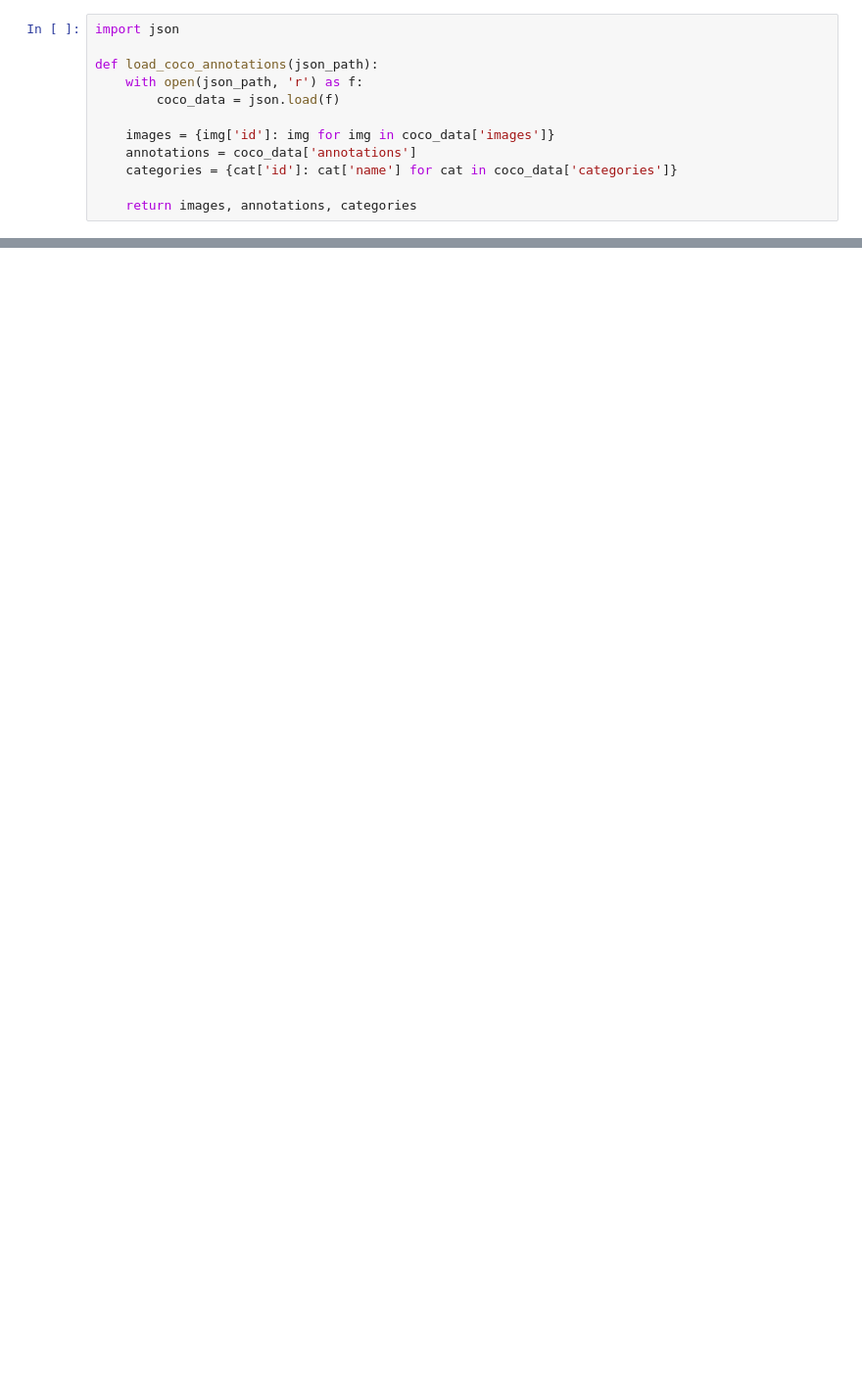
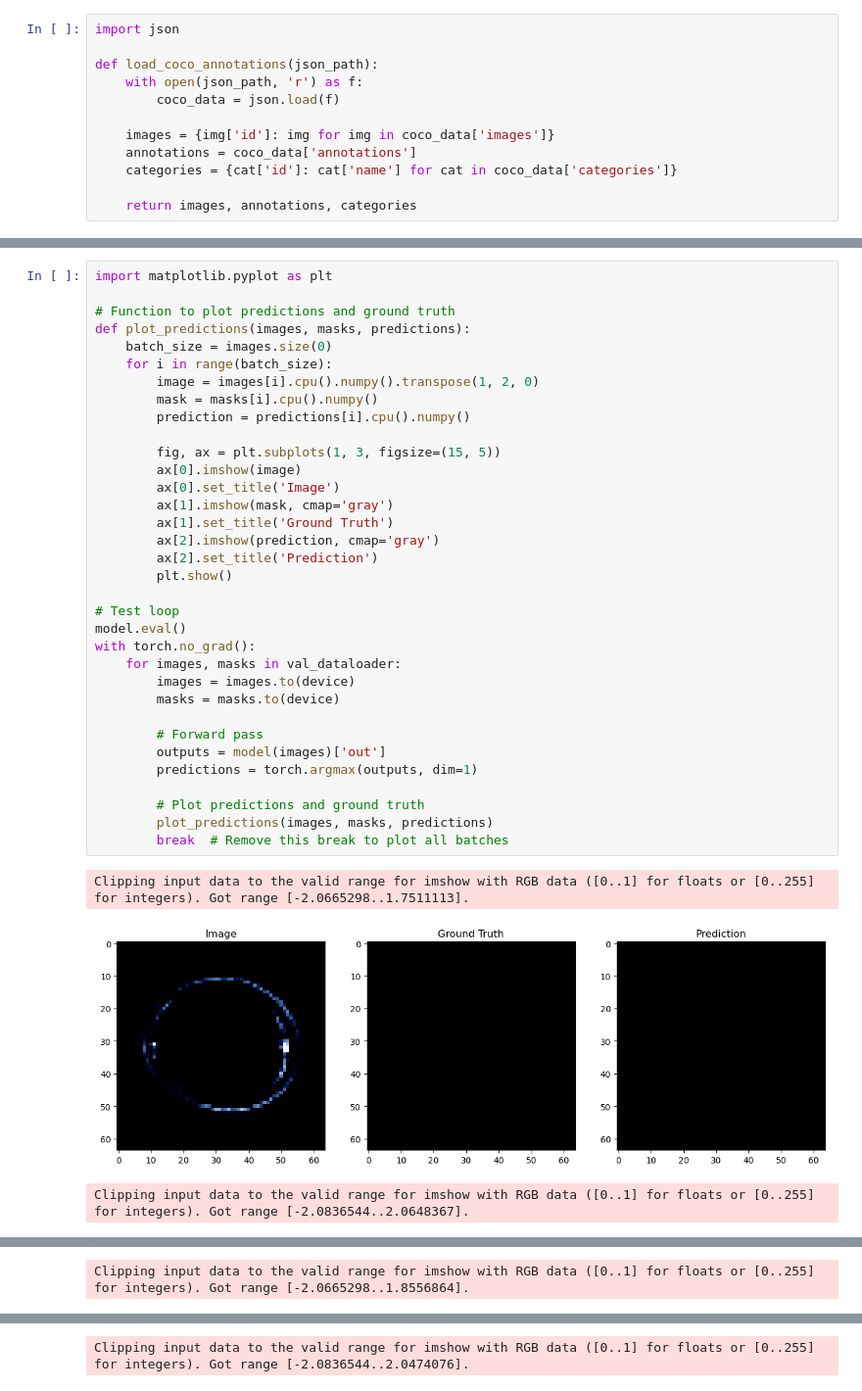
Before and after one commit to heden1/tumor-segmentation, a Jupyter notebook: main.ipynb, the cells around one changed output, grey strips where cells are left out. Shown: that part at 98% size. Cells and saved outputs as stored; diff of their text form; blank space fills up the shorter version.

```diff
--- a/main.ipynb
+++ b/main.ipynb
@@ -217,0 +419,38 @@ plt.show()
+# %%
+import matplotlib.pyplot as plt
+
+# Function to plot predictions and ground truth
+def plot_predictions(images, masks, predictions):
+    batch_size = images.size(0)
+    for i in range(batch_size):
+        image = images[i].cpu().numpy().transpose(1, 2, 0)
+        mask = masks[i].cpu().numpy()
+        prediction = predictions[i].cpu().numpy()
+
+        fig, ax = plt.subplots(1, 3, figsize=(15, 5))
+        ax[0].imshow(image)
+        ax[0].set_title('Image')
+        ax[1].imshow(mask, cmap='gray')
+        ax[1].set_title('Ground Truth')
+        ax[2].imshow(prediction, cmap='gray')
+        ax[2].set_title('Prediction')
+        plt.show()
+
+# Test loop
+model.eval()
+with torch.no_grad():
+    for images, masks in val_dataloader:
+        images = images.to(device)
+        masks = masks.to(device)
+
+        # Forward pass
+        outputs = model(images)['out']
+        predictions = torch.argmax(outputs, dim=1)
+
+        # Plot predictions and ground truth
+        plot_predictions(images, masks, predictions)
+        break  # Remove this break to plot all batches
+# %% [output]
+Clipping input data to the valid range for imshow with RGB data ([0..1] for floats or [0..255] for integers). Got range [-2.0665298..1.7511113].
+[figure, added]
+Clipping input data to the valid range for imshow with RGB data ([0..1] for floats or [0..255] for integers). Got range [-2.0836544..2.0648367].
@@ -217,0 +458 @@ plt.show()
+Clipping input data to the valid range for imshow with RGB data ([0..1] for floats or [0..255] for integers). Got range [-2.0665298..1.8556864].
@@ -217,0 +460 @@ plt.show()
+Clipping input data to the valid range for imshow with RGB data ([0..1] for floats or [0..255] for integers). Got range [-2.0836544..2.0474076].
```
Also changed, not shown: parts of 10 cells of this notebook.
